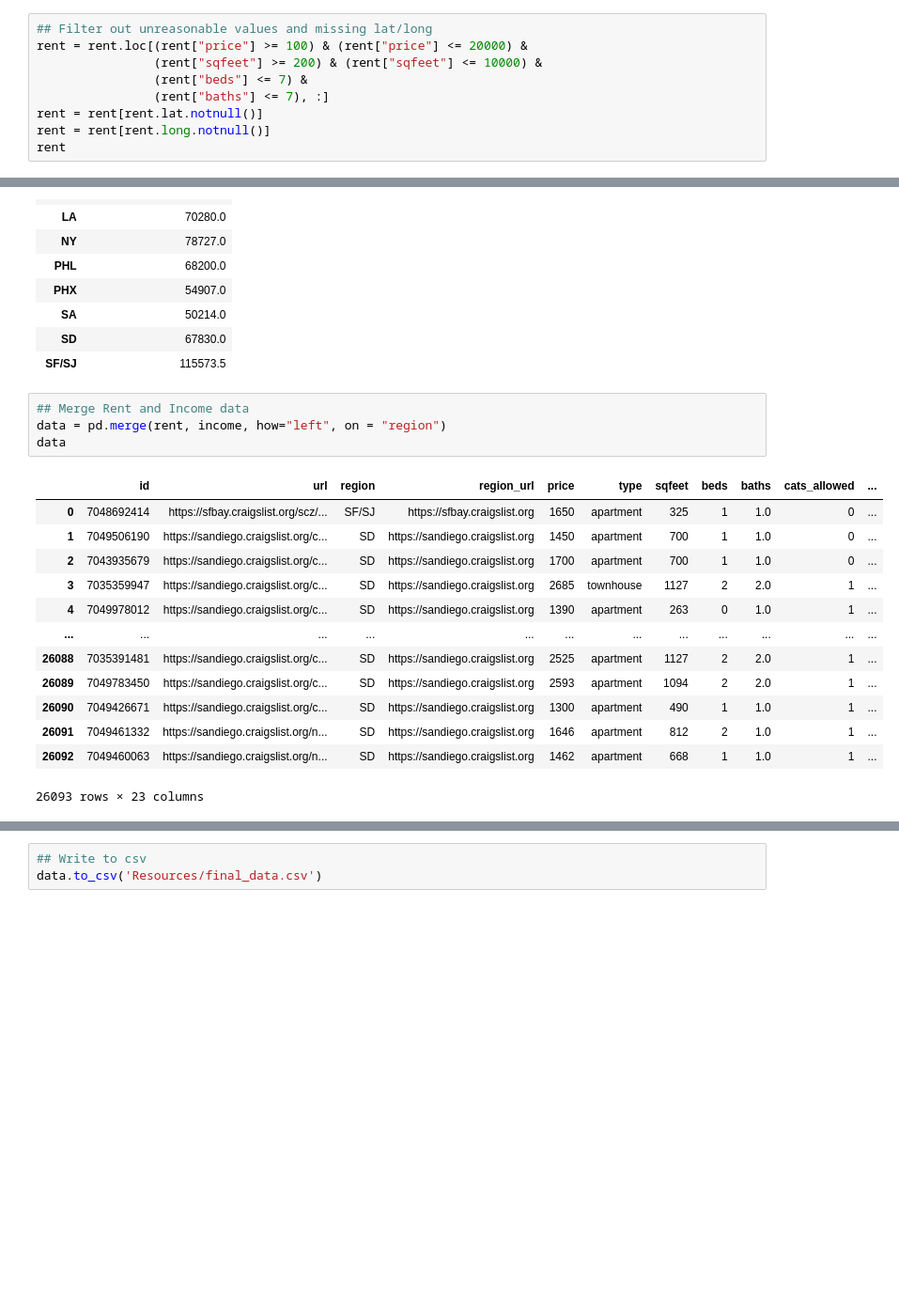
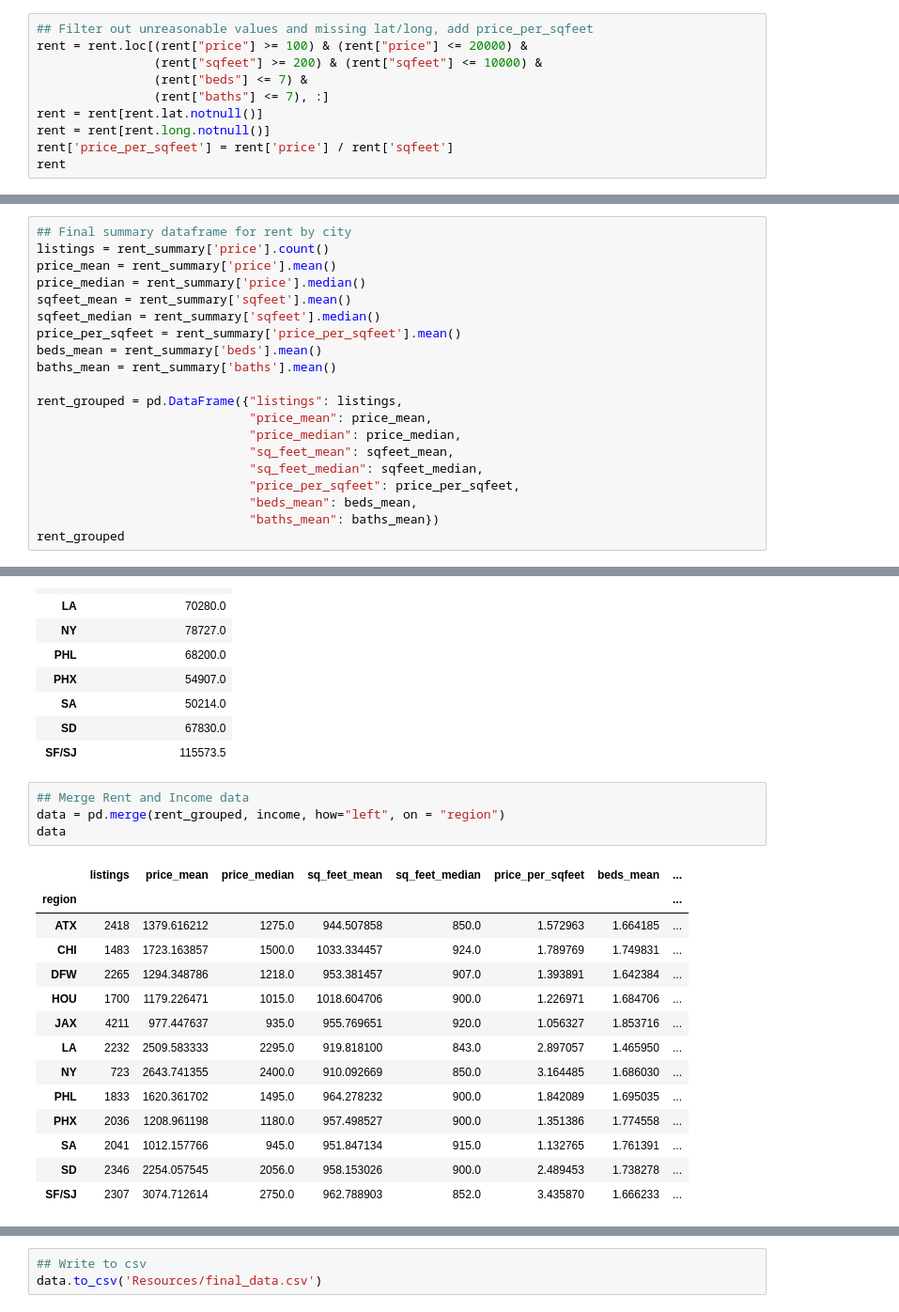
Before and after one commit to ski2488/Project.3, a Jupyter notebook: housing.ipynb, the cells around one changed output, grey strips where cells are left out. Shown: that part at 94% size. Saved outputs shown, nothing was run; the diff lists cells and outputs as text; blank space fills up the shorter version.

Commit message:
Updated summary stats in python

```diff
--- a/housing.ipynb
+++ b/housing.ipynb
@@ -36,13 +36,14 @@ rent
 | 26092 | 7049460063 | https://sandiego.craigslist.org/n... | SD | https://sandiego.craigslist.org | 1462 | apartment | 668 | 1 | 1.0 | 1 | ... |
 26093 rows × 22 columns
 # %%
-## Filter out unreasonable values and missing lat/long
+## Filter out unreasonable values and missing lat/long, add price_per_sqfeet
 rent = rent.loc[(rent["price"] >= 100) & (rent["price"] <= 20000) &
                 (rent["sqfeet"] >= 200) & (rent["sqfeet"] <= 10000) &
                 (rent["beds"] <= 7) &
                 (rent["baths"] <= 7), :]
 rent = rent[rent.lat.notnull()]
 rent = rent[rent.long.notnull()]
+rent['price_per_sqfeet'] = rent['price'] / rent['sqfeet']
 rent
 # %% [output]
 |  | id | url | region | region_url | price | type | sqfeet | beds | baths | cats_allowed | ... |
@@ -210,3 +204,23 @@ rent_summary['electric_vehicle_charge'].describe().sort_values(by = 'mean', asce
 | DFW | 2265.0 | 0.003532 |
 | SA | 2041.0 | 0.002450 |
 | JAX | 4211.0 | 0.001900 |
+# %%
+## Final summary dataframe for rent by city
+listings = rent_summary['price'].count()
+price_mean = rent_summary['price'].mean()
+price_median = rent_summary['price'].median()
+sqfeet_mean = rent_summary['sqfeet'].mean()
+sqfeet_median = rent_summary['sqfeet'].median()
+price_per_sqfeet = rent_summary['price_per_sqfeet'].mean()
+beds_mean = rent_summary['beds'].mean()
+baths_mean = rent_summary['baths'].mean()
+
+rent_grouped = pd.DataFrame({"listings": listings,
+                             "price_mean": price_mean,
+                             "price_median": price_median,
+                             "sq_feet_mean": sqfeet_mean,
+                             "sq_feet_median": sqfeet_median,
+                             "price_per_sqfeet": price_per_sqfeet,
+                             "beds_mean": beds_mean,
+                             "baths_mean": baths_mean})
+rent_grouped
@@ -257,22 +286,23 @@ income
 | SF/SJ | 115573.5 |
 # %%
 ## Merge Rent and Income data
-data = pd.merge(rent, income, how="left", on = "region")
+data = pd.merge(rent_grouped, income, how="left", on = "region")
 data
 # %% [output]
-|  | id | url | region | region_url | price | type | sqfeet | beds | baths | cats_allowed | ... |
-| 0 | 7048692414 | https://sfbay.craigslist.org/scz/... | SF/SJ | https://sfbay.craigslist.org | 1650 | apartment | 325 | 1 | 1.0 | 0 | ... |
-| 1 | 7049506190 | https://sandiego.craigslist.org/c... | SD | https://sandiego.craigslist.org | 1450 | apartment | 700 | 1 | 1.0 | 0 | ... |
-| 2 | 7043935679 | https://sandiego.craigslist.org/c... | SD | https://sandiego.craigslist.org | 1700 | apartment | 700 | 1 | 1.0 | 0 | ... |
-| 3 | 7035359947 | https://sandiego.craigslist.org/c... | SD | https://sandiego.craigslist.org | 2685 | townhouse | 1127 | 2 | 2.0 | 1 | ... |
-| 4 | 7049978012 | https://sandiego.craigslist.org/c... | SD | https://sandiego.craigslist.org | 1390 | apartment | 263 | 0 | 1.0 | 1 | ... |
-| ... | ... | ... | ... | ... | ... | ... | ... | ... | ... | ... | ... |
-| 26088 | 7035391481 | https://sandiego.craigslist.org/c... | SD | https://sandiego.craigslist.org | 2525 | apartment | 1127 | 2 | 2.0 | 1 | ... |
-| 26089 | 7049783450 | https://sandiego.craigslist.org/c... | SD | https://sandiego.craigslist.org | 2593 | apartment | 1094 | 2 | 2.0 | 1 | ... |
-| 26090 | 7049426671 | https://sandiego.craigslist.org/c... | SD | https://sandiego.craigslist.org | 1300 | apartment | 490 | 1 | 1.0 | 1 | ... |
-| 26091 | 7049461332 | https://sandiego.craigslist.org/n... | SD | https://sandiego.craigslist.org | 1646 | apartment | 812 | 2 | 1.0 | 1 | ... |
-| 26092 | 7049460063 | https://sandiego.craigslist.org/n... | SD | https://sandiego.craigslist.org | 1462 | apartment | 668 | 1 | 1.0 | 1 | ... |
+|  | listings | price_mean | price_median | sq_feet_mean | sq_feet_median | price_per_sqfeet | beds_mean | ... |
+| region |  |  |  |  |  |  |  | ... |
+| ATX | 2418 | 1379.616212 | 1275.0 | 944.507858 | 850.0 | 1.572963 | 1.664185 | ... |
+| CHI | 1483 | 1723.163857 | 1500.0 | 1033.334457 | 924.0 | 1.789769 | 1.749831 | ... |
+| DFW | 2265 | 1294.348786 | 1218.0 | 953.381457 | 907.0 | 1.393891 | 1.642384 | ... |
+| HOU | 1700 | 1179.226471 | 1015.0 | 1018.604706 | 900.0 | 1.226971 | 1.684706 | ... |
+| JAX | 4211 | 977.447637 | 935.0 | 955.769651 | 920.0 | 1.056327 | 1.853716 | ... |
+| LA | 2232 | 2509.583333 | 2295.0 | 919.818100 | 843.0 | 2.897057 | 1.465950 | ... |
+| NY | 723 | 2643.741355 | 2400.0 | 910.092669 | 850.0 | 3.164485 | 1.686030 | ... |
+| PHL | 1833 | 1620.361702 | 1495.0 | 964.278232 | 900.0 | 1.842089 | 1.695035 | ... |
+| PHX | 2036 | 1208.961198 | 1180.0 | 957.498527 | 900.0 | 1.351386 | 1.774558 | ... |
+| SA | 2041 | 1012.157766 | 945.0 | 951.847134 | 915.0 | 1.132765 | 1.761391 | ... |
+| SD | 2346 | 2254.057545 | 2056.0 | 958.153026 | 900.0 | 2.489453 | 1.738278 | ... |
+| SF/SJ | 2307 | 3074.712614 | 2750.0 | 962.788903 | 852.0 | 3.435870 | 1.666233 | ... |
-26093 rows × 23 columns
 # %%
 ## Census File to Load
 # Original data source: https://worldpopulationreview.com/us-cities
```
Also changed, not shown: parts of 6 cells of this notebook, 1 other file.
